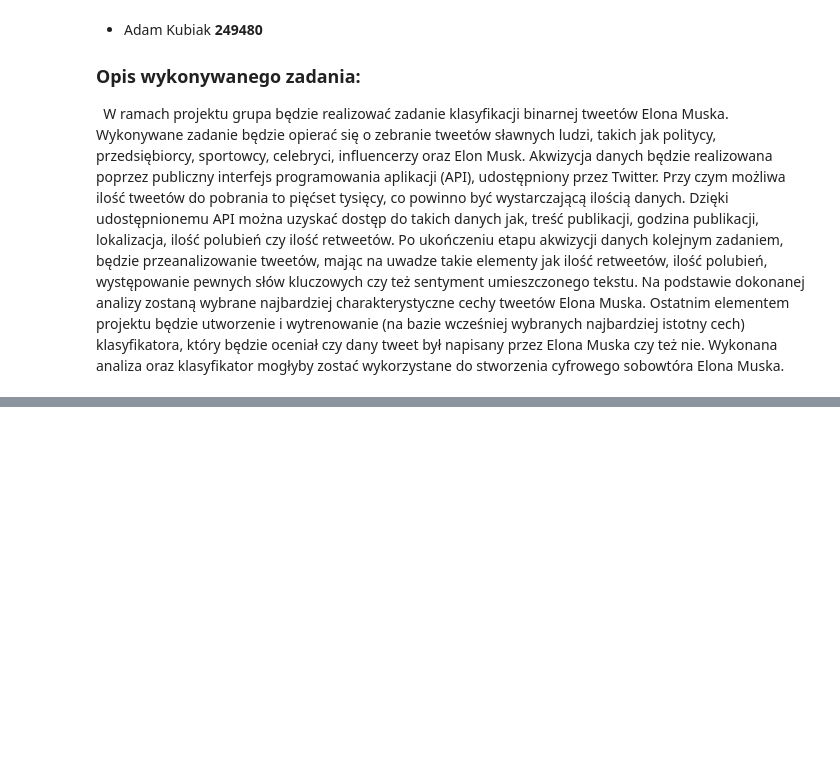
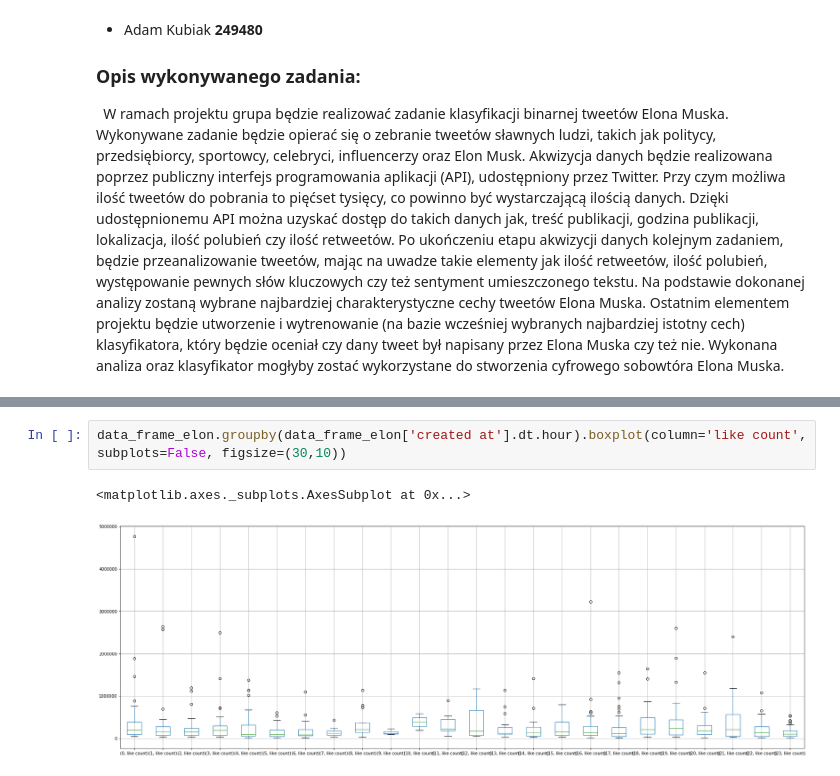
Before and after one commit to Wiktor-99/MAED, a Jupyter notebook: elon_musk_tweet_classification.ipynb, the cells around one changed output, grey strips where cells are left out. Drawn from its saved outputs; the diff is of its cells as text; blank space fills up the shorter version.

```diff
--- a/elon_musk_tweet_classification.ipynb
+++ b/elon_musk_tweet_classification.ipynb
@@ -126,0 +113,5 @@ Name: sentiment, dtype: float64
+# %%
+data_frame_elon.groupby(data_frame_elon['created at'].dt.hour).boxplot(column='like count', subplots=False, figsize=(30,10))
+# %% [output]
+<matplotlib.axes._subplots.AxesSubplot at 0x...>
+[figure, added]
```
Also changed, not shown: parts of 16 cells of this notebook.
